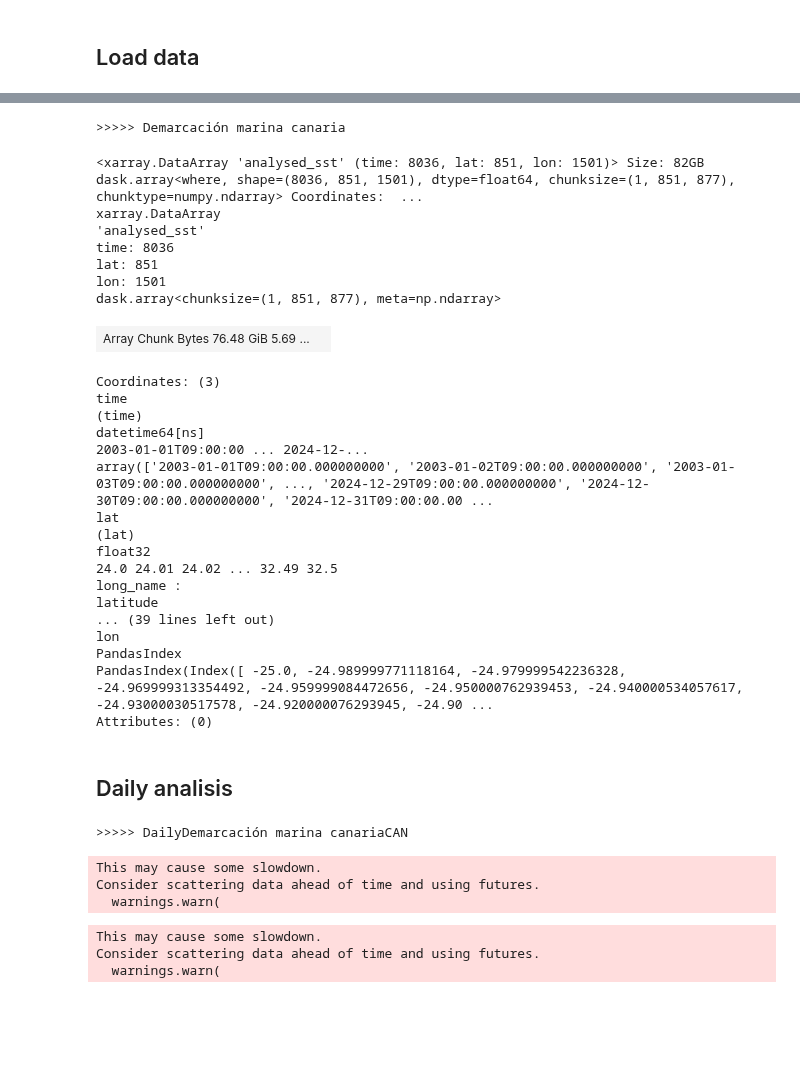
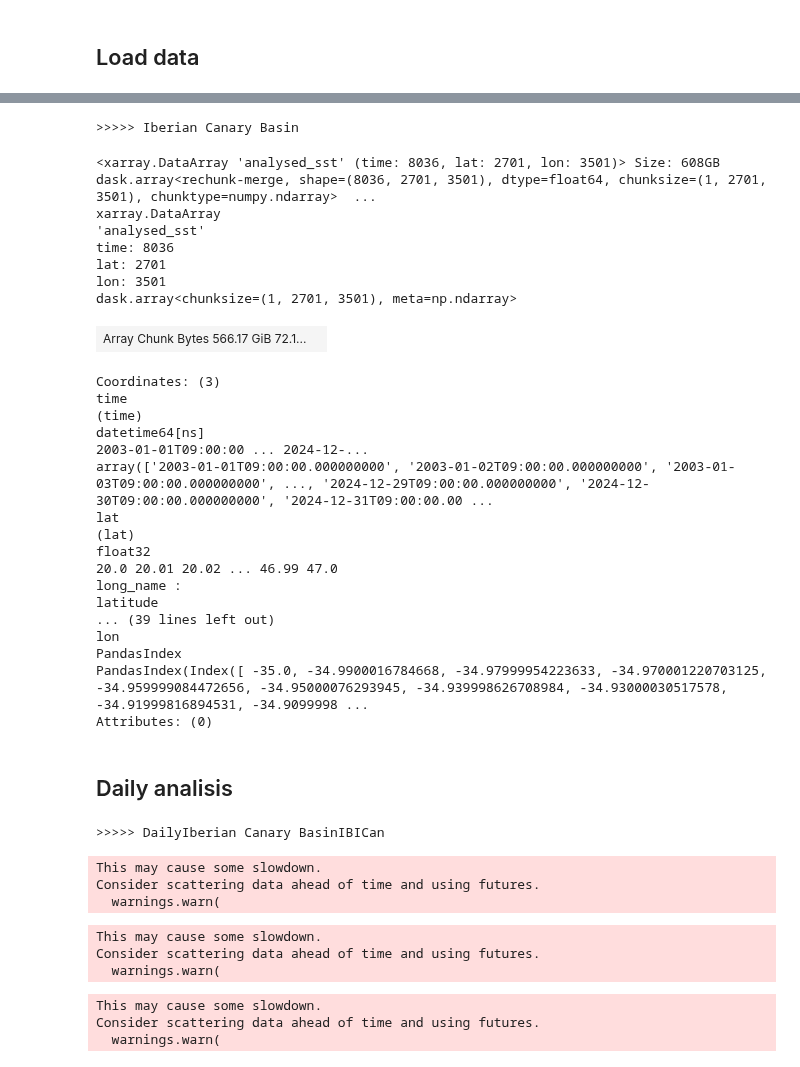
Before and after one commit to PedroVelez/SSTGlobalAnalysis, a Jupyter notebook: analysisDataMUR_Dermarcaciones.ipynb, the cells around one changed output, grey strips where cells are left out. Cells and saved outputs as stored; diff of their text form; code cells hidden in the pictures; blank space fills up the shorter version.

```diff
--- a/analysisDataMUR_Dermarcaciones.ipynb
+++ b/analysisDataMUR_Dermarcaciones.ipynb
@@ -61,7 +61,7 @@ Titulos_short = ['IBICan','LEB', 'NOR','CAN','SUD','ESA']
 # %% [markdown]
 ## Load data
 # %%
-it=3
+it=0
 # %%
 titulo = Titulos[it]
 titulo_short = Titulos_short[it]
@@ -129,7 +129,7 @@ with open('./data/Demarcacion'+titulo_short+'.txt', 'r') as f:
 # %%
 if titulo_short == 'LEB':
     slicelatitude=slice(35.5,42.75)
-    slicelongitude=slice(358,368)
+    slicelongitude=slice(358-360,368-360)
     sst=DS.analysed_sst.sel(lat=slicelatitude).sel(lon=slicelongitude)
     mask = np.array([[point_in_polygon(lon,lat,demPolygon_transformed)
          for lon in sst.lon.values]
@@ -140,8 +140,8 @@ if titulo_short == 'LEB':
 
 elif  titulo_short == 'NOR':
     slicelatitude=slice(41.5,46.9)
-    slicelongitude=slice(346,360)
-    sst=DS.sst.sel(lat=slicelatitude).sel(lon=slicelongitude)
+    slicelongitude=slice(346-360,360-360)
+    sst=DS.analysed_sst.sel(lat=slicelatitude).sel(lon=slicelongitude)
     mask = np.array([[point_in_polygon(lon,lat,demPolygon_transformed)
          for lon in sst.lon.values]
          for lat in sst.lat.values])
@@ -162,8 +162,8 @@ elif  titulo_short == 'CAN':
 
 elif  titulo_short == 'SUD':
     slicelatitude=slice(35.5,37.5)
-    slicelongitude=slice(352,354.5)
-    sst=DS.sst.sel(lat=slicelatitude).sel(lon=slicelongitude)
+    slicelongitude=slice(352-360,354.5-360)
+    sst=DS.analysed_sst.sel(lat=slicelatitude).sel(lon=slicelongitude)
     mask = np.array([[point_in_polygon(lon,lat,demPolygon_transformed)
          for lon in sst.lon.values]
          for lat in sst.lat.values])
@@ -173,8 +173,8 @@ elif  titulo_short == 'SUD':
 
 elif  titulo_short == 'ESA':
     slicelatitude=slice(35.5,37)
-    slicelongitude=slice(354,358.5)
-    sst=DS.sst.sel(lat=slicelatitude).sel(lon=slicelongitude)
+    slicelongitude=slice(354-360,358.5-360)
+    sst=DS.analysed_sst.sel(lat=slicelatitude).sel(lon=slicelongitude)
     mask = np.array([[point_in_polygon(lon,lat,demPolygon_transformed)
          for lon in sst.lon.values]
          for lat in sst.lat.values])
@@ -182,38 +182,33 @@ elif  titulo_short == 'ESA':
     sst = sst.where(mask)
     print('>>>>> '+titulo)
 elif  titulo_short == 'IBICan':
-     #sst = DS.sst.sel(lat=slice(20, 50),lon=slice(325,360))
-     #basins = xr.open_dataset(dataDir+'/basins.nc')
-     #basin_surf = basins.basin[0]
-     #basin_surf_interp = basin_surf.interp_like(sst, method='nearest')
-     #sst = sst.where((basin_surf_interp==1) ,drop=True)
-     sst = DS.sst.sel(lat=slice(20, 47),lon=slice(325,360))
+     slicelatitude=slice(20,47)
+     slicelongitude=slice(325-360,0)
+     sst=DS.analysed_sst.sel(lat=slicelatitude).sel(lon=slicelongitude)
      # Para blanquear el mediterraneo
      lat_point_list = [40, 40, 30, 30, 40]
-     lon_point_list = [354.5, 360, 360, 354.5, 354.5]
+     lon_point_list = [354.5-360, 360-360, 360-360, 354.5-360, 354.5-360]
      polygon_geom = Polygon(zip(lon_point_list, lat_point_list))
      polygon = transform_polygon(polygon_geom)
      mask = np.array([[point_in_polygon(lon,lat,polygon)
                   for lon in sst.lon.values]
                   for lat in sst.lat.values])
      sst = sst.where(~mask)
-
-elif titulo_short == 'GO':
-     sst = DS.sst.sel(lat=slice( -75, 75))
+     print('>>>>> '+titulo)
 # %% [output]
->>>>> Demarcación marina canaria
+>>>>> Iberian Canary Basin
 # %%
-#sst = sst.chunk({"time":1, "lat":851, "lon":1501})
+sst = sst.chunk({"time":1, "lat":2701, "lon":3501})
 sst
 # %% [output]
-<xarray.DataArray 'analysed_sst' (time: 8036, lat: 851, lon: 1501)> Size: 82GB dask.array<where, shape=(8036, 851, 1501), dtype=float64, chunksize=(1, 851, 877), chunktype=numpy.ndarray> Coordinates:  ...
+<xarray.DataArray 'analysed_sst' (time: 8036, lat: 2701, lon: 3501)> Size: 608GB dask.array<rechunk-merge, shape=(8036, 2701, 3501), dtype=float64, chunksize=(1, 2701, 3501), chunktype=numpy.ndarray>  ...
 xarray.DataArray
 'analysed_sst'
 time: 8036
-lat: 851
-lon: 1501
-dask.array<chunksize=(1, 851, 877), meta=np.ndarray>
+lat: 2701
+lon: 3501
+dask.array<chunksize=(1, 2701, 3501), meta=np.ndarray>
-| Array Chunk Bytes 76.48 GiB 5.69 ... |  |
+| Array Chunk Bytes 566.17 GiB 72.1... |  |
 Coordinates: (3)
 time
 (time)
@@ -223,20 +218,20 @@ array(['2003-01-01T09:00:00.000000000', '2003-01-02T09:00:00.000000000', '2003-0
 lat
 (lat)
 float32
-24.0 24.01 24.02 ... 32.49 32.5
+20.0 20.01 20.02 ... 46.99 47.0
 long_name :
 latitude
 ... (39 lines left out)
 lon
 PandasIndex
-PandasIndex(Index([ -25.0, -24.989999771118164, -24.979999542236328, -24.969999313354492, -24.959999084472656, -24.950000762939453, -24.940000534057617, -24.93000030517578, -24.920000076293945, -24.90 ...
+PandasIndex(Index([ -35.0, -34.9900016784668, -34.97999954223633, -34.970001220703125, -34.959999084472656, -34.95000076293945, -34.939998626708984, -34.93000030517578, -34.91999816894531, -34.9099998 ...
 Attributes: (0)
 # %% [markdown]
 ## Daily analisis
 # %%
 print('>>>>> Daily'+titulo+titulo_short)
 # %% [output]
->>>>> DailyDemarcación marina canariaCAN
+>>>>> DailyIberian Canary BasinIBICan
 # %%
 ## Calculate mean weigthtened
 weights = np.cos(np.deg2rad(sst.lat))
@@ -252,6 +247,10 @@ Consider scattering data ahead of time and using futures.
 # %%
 ## Create climatology
 sst_clim = sst.sel(time=slice(yearC1,yearC2)).groupby('time.dayofyear').mean(dim='time').compute();
+# %% [output]
+This may cause some slowdown.
+Consider scattering data ahead of time and using futures.
+  warnings.warn(
 # %%
 ## Create anomaly
 sst_anom = sst.groupby('time.dayofyear') - sst_clim
```
Also changed, not shown: parts of 7 cells of this notebook, 1 other file.
